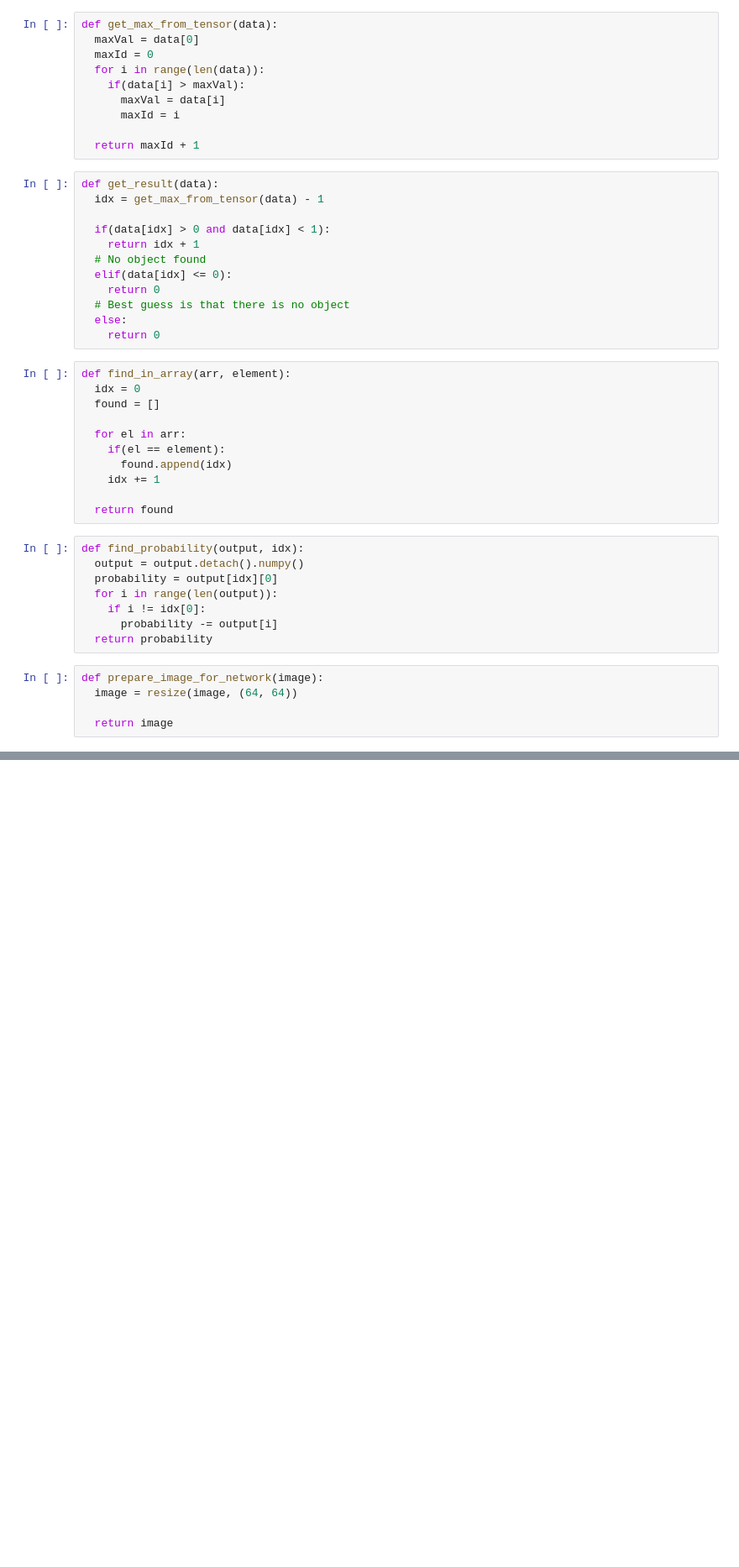
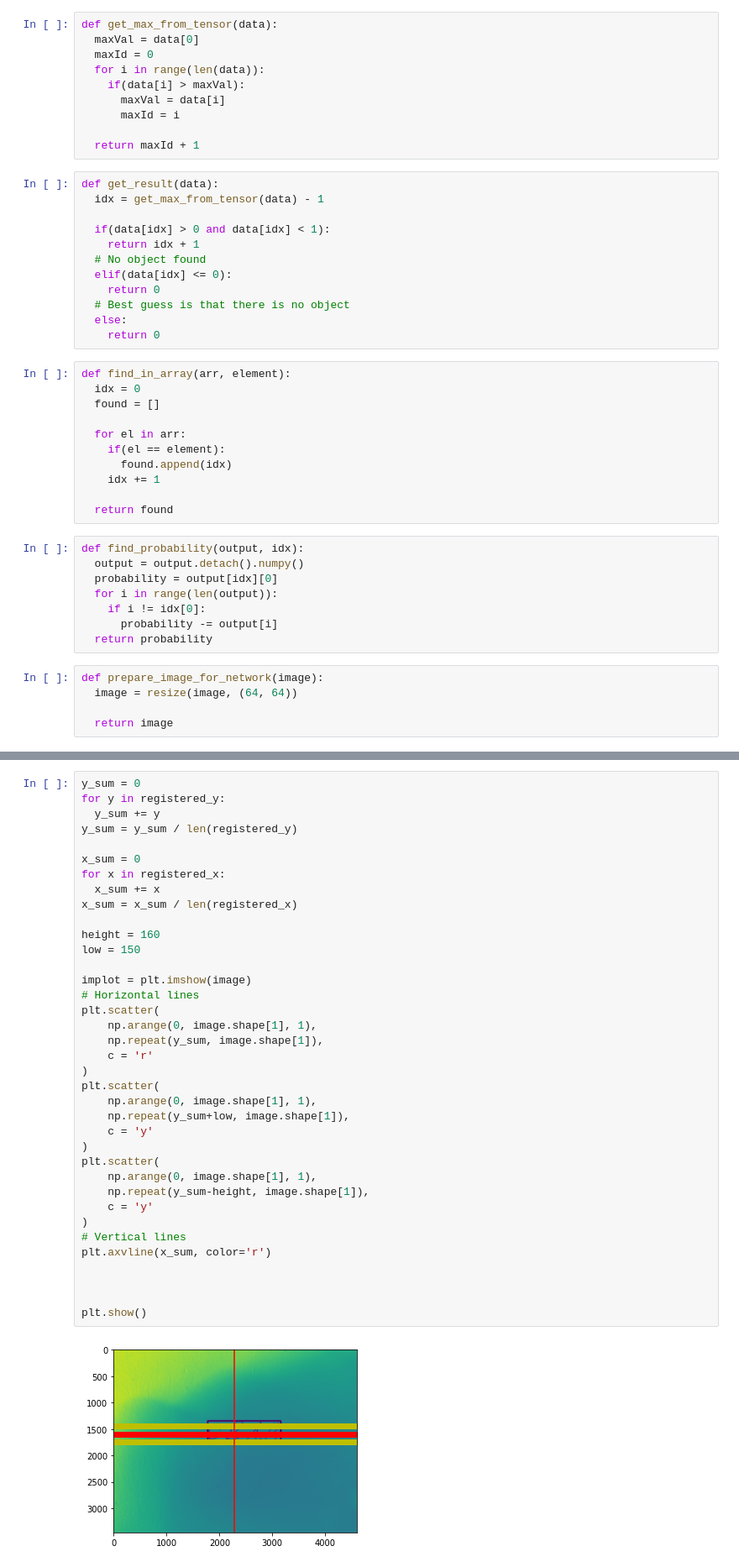
Before and after one commit to PauliusMilmantas/Lithuanian_OCR, a Jupyter notebook: Code/Detection.ipynb, the cells around one changed output, grey strips where cells are left out. Shown: that part at 84% size. Saved outputs shown, nothing was run; the diff lists cells and outputs as text; blank space fills up the shorter version.

```diff
--- a/Code/Detection.ipynb
+++ b/Code/Detection.ipynb
@@ -183,0 +203,39 @@ NameError: ignored
+# %%
+y_sum = 0
+for y in registered_y:
+  y_sum += y
+y_sum = y_sum / len(registered_y)
+
+x_sum = 0
+for x in registered_x:
+  x_sum += x
+x_sum = x_sum / len(registered_x)
+
+height = 160
+low = 150
+
+implot = plt.imshow(image)
+# Horizontal lines
+plt.scatter(
+    np.arange(0, image.shape[1], 1),
+    np.repeat(y_sum, image.shape[1]),
+    c = 'r'
+)
+plt.scatter(
+    np.arange(0, image.shape[1], 1),
+    np.repeat(y_sum+low, image.shape[1]),
+    c = 'y'
+)
+plt.scatter(
+    np.arange(0, image.shape[1], 1),
+    np.repeat(y_sum-height, image.shape[1]),
+    c = 'y'
+)
+# Vertical lines
+plt.axvline(x_sum, color='r')
+
+
+
+plt.show()
+# %% [output]
+[figure, added]
```
Also changed, not shown: parts of 8 cells of this notebook.
